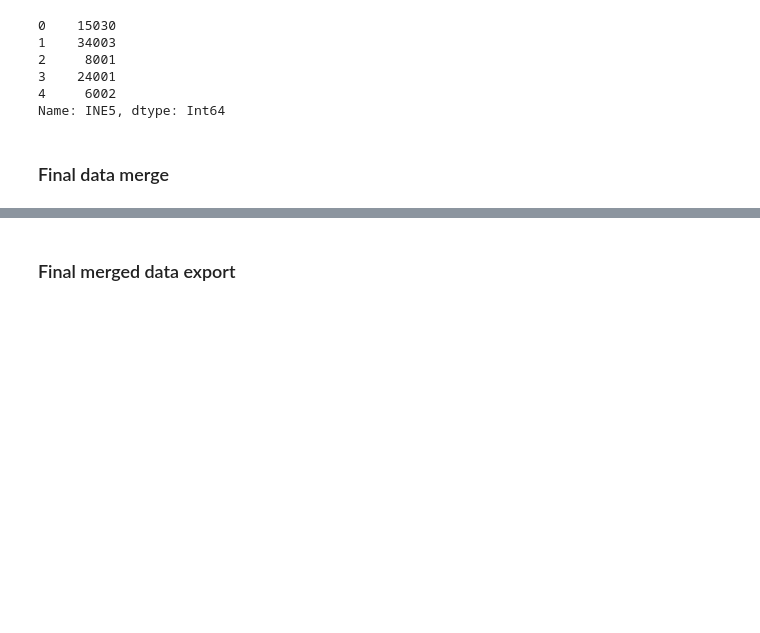
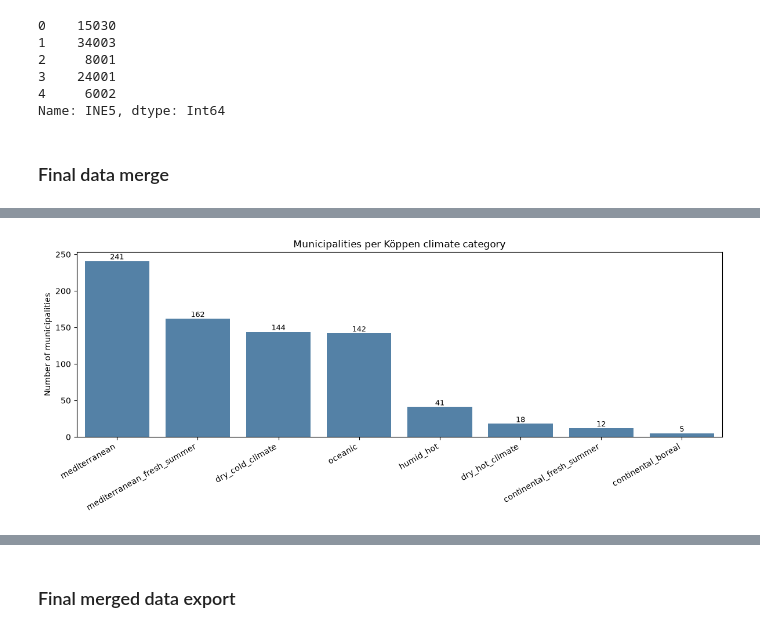
Before and after one commit to reem-naji/potential-fortnight, a Jupyter notebook: notebooks/geo_encoding.ipynb, the cells around one changed output, grey strips where cells are left out. Cells and saved outputs as stored; diff of their text form; code cells hidden in the pictures; blank space fills up the shorter version.

```diff
--- a/notebooks/geo_encoding.ipynb
+++ b/notebooks/geo_encoding.ipynb
@@ -656,0 +788,27 @@ merged_2[merged_2['altitude'].isna()]
+# %%
+climate_cols = [
+    "dry_hot_climate", "dry_cold_climate", "oceanic",
+    "mediterranean", "mediterranean_fresh_summer", "humid_hot",
+    "continental_fresh_summer", "continental_boreal",
+]
+
+count_df = pd.DataFrame(merged_2[climate_cols].sum(), columns=["counts"]).sort_values(by="counts", ascending=False)
+fig, ax = plt.subplots(figsize=(12, 5))
+
+sns.barplot(
+    data=count_df,
+    x=count_df.index, y="counts",
+    ax=ax, color="steelblue",
+)
+
+for i, v in enumerate(count_df["counts"].to_list()):
+    ax.text(i, v, f"{v:.0f}", ha="center", va="bottom", fontsize=9)
+
+ax.set_title("Municipalities per Köppen climate category")
+ax.set_ylabel("Number of municipalities")
+ax.set_xlabel("")
+plt.xticks(rotation=30, ha="right")
+plt.tight_layout()
+plt.show()
+# %% [output]
+[figure, added]
```
Also changed, not shown: parts of 41 cells of this notebook.
